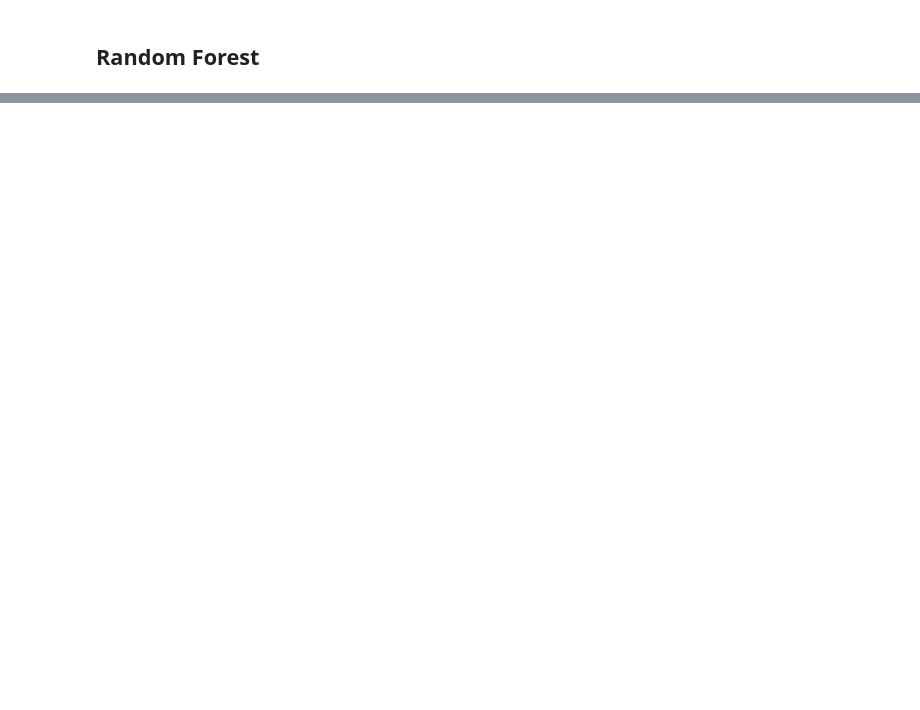
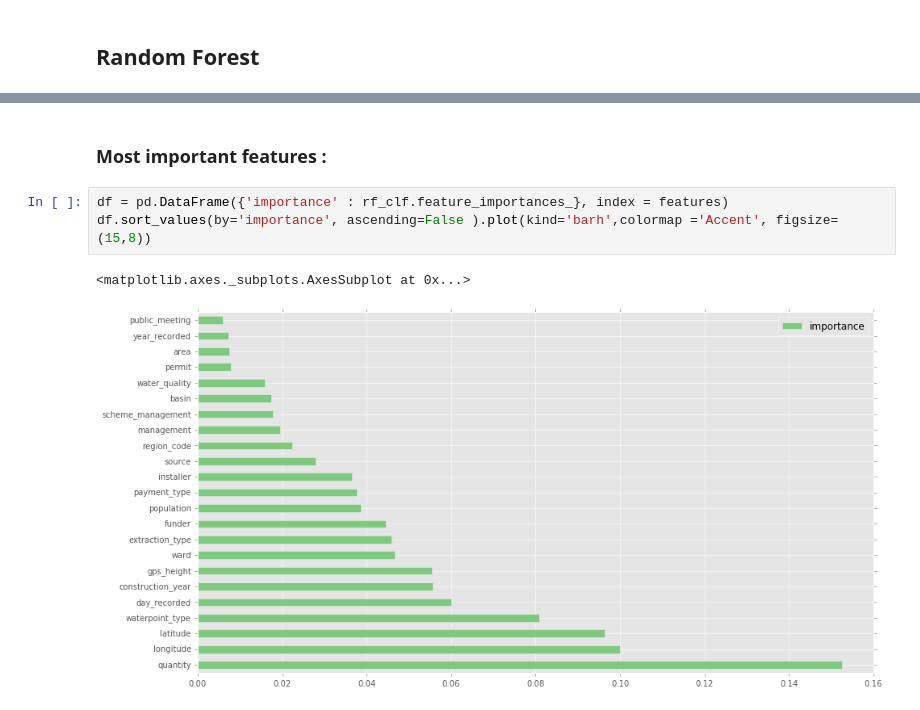
Before and after one commit to Rahamoon/Analysis-of-Water-Projects-in-Tanzania, a Jupyter notebook: Modeling and predicting.ipynb, the cells around one changed output, grey strips where cells are left out. Saved outputs shown, nothing was run; the diff lists cells and outputs as text; blank space fills up the shorter version.

```diff
--- a/Modeling and predicting.ipynb
+++ b/Modeling and predicting.ipynb
@@ -125,0 +118,8 @@ print accuracy_score(train_predictions,train_set_labels),accuracy_score(test_pre
+# %% [markdown]
+### Most important features :
+# %%
+df = pd.DataFrame({'importance' : rf_clf.feature_importances_}, index = features)
+df.sort_values(by='importance', ascending=False ).plot(kind='barh',colormap ='Accent', figsize=(15,8))
+# %% [output]
+<matplotlib.axes._subplots.AxesSubplot at 0x...>
+[figure, added]
```
Also changed, not shown: parts of 10 cells of this notebook, 2 other files.
